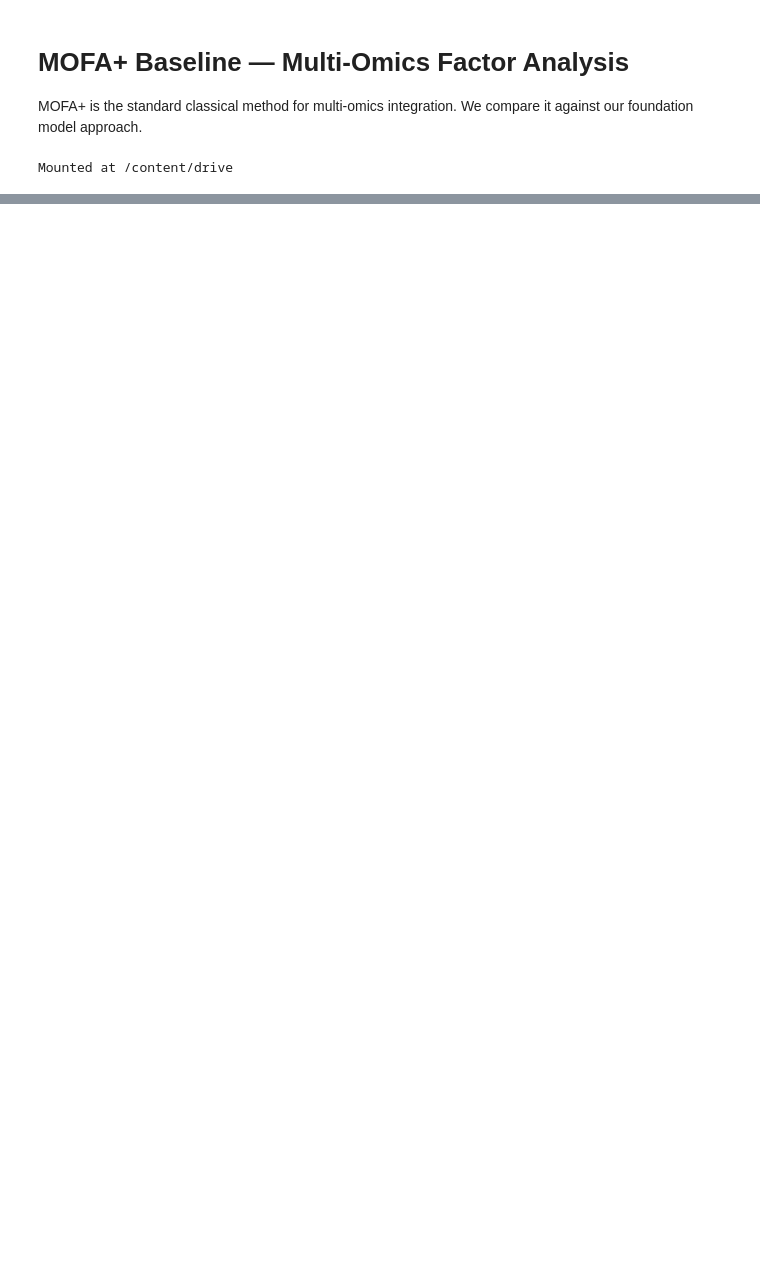
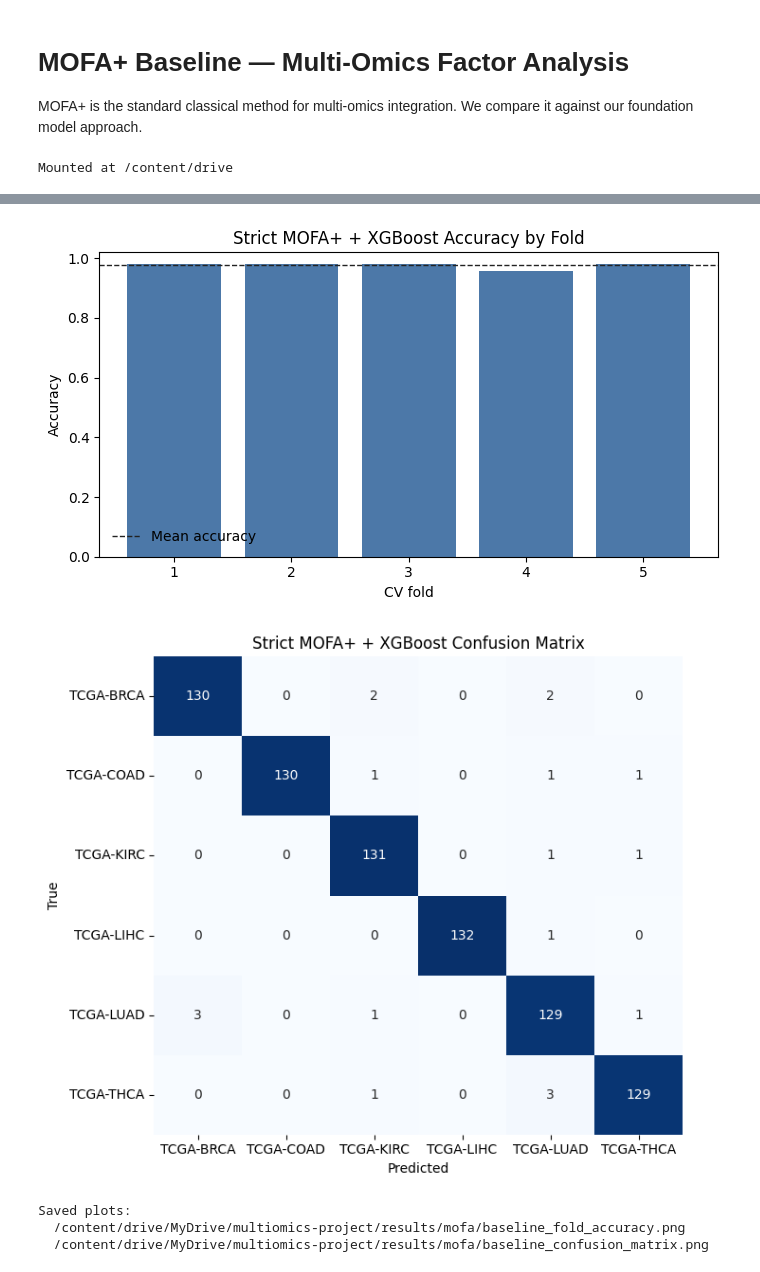
Before and after one commit to milagjurovska/multi-omics-cancer-classification, a Jupyter notebook: notebooks/mofa_baseline_colab.ipynb, the cells around one changed output, grey strips where cells are left out. Saved outputs shown, nothing was run; the diff lists cells and outputs as text; code cells hidden in the pictures; blank space fills up the shorter version.

Commit message:
mofa update

```diff
--- a/notebooks/mofa_baseline_colab.ipynb
+++ b/notebooks/mofa_baseline_colab.ipynb
@@ -13,16 +13,14 @@ Mounted at /content/drive
 # %%
 from pathlib import Path
 
-# Data is in the copied/shortcut folder
 INPUT_ROOT = Path("/content/drive/MyDrive/multiomics-project")
-
-# MOFA results should be written to the shared results folder
 OUTPUT_ROOT = Path("/content/drive/MyDrive/multiomics-project")
 
+RAW_DIR = INPUT_ROOT / "data/raw"
 METH_H5AD = INPUT_ROOT / "data/processed/tcga_methylation.h5ad"
-RNA_H5AD  = INPUT_ROOT / "data/processed/tcga_rna_seq.h5ad"
+RNA_H5AD = INPUT_ROOT / "data/processed/tcga_rna_seq.h5ad"
+PROBE_LIST = INPUT_ROOT / "data/processed/probe_ids_type3.csv"
 
-# Try possible manifest locations
 MANIFEST_CANDIDATES = [
     INPUT_ROOT / "manifests/matched_samples.csv",
     INPUT_ROOT / "data/manifests/matched_samples.csv",
@@ -37,7 +35,6 @@ for p in MANIFEST_CANDIDATES:
         MANIFEST = p
         break
 
-# If not found in the common places, search both project folders
 if MANIFEST is None:
     for root in [INPUT_ROOT, OUTPUT_ROOT]:
         matches = list(root.rglob("matched_samples.csv"))
@@ -55,11 +52,15 @@ OUTPUT_DIR = OUTPUT_ROOT / "results/mofa"
 OUTPUT_DIR.mkdir(parents=True, exist_ok=True)
 
 N_FACTORS = 30
-N_HVG     = 2000
-N_HVM     = 5000
+N_HVG = 2000
+N_HVM = 5000
+N_SPLITS = 5
+RANDOM_STATE = 42
 
 print("Methylation h5ad:", METH_H5AD.exists(), METH_H5AD)
 print("RNA h5ad        :", RNA_H5AD.exists(), RNA_H5AD)
+print("Raw data dir    :", RAW_DIR.exists(), RAW_DIR)
+print("Probe list      :", PROBE_LIST.exists(), PROBE_LIST)
 print("Manifest        :", MANIFEST.exists(), MANIFEST)
 print("Output dir      :", OUTPUT_DIR.exists(), OUTPUT_DIR)
 # %% [output]
@@ -432,0 +613,36 @@ Done! Compare this UMAP to Geneformer/MethylGPT — foundation models should be
+# %%
+# Visual QC for the strict baseline metrics
+import matplotlib.pyplot as plt
+import seaborn as sns
+
+fig, ax = plt.subplots(figsize=(7, 4))
+plot_df = fold_metrics.copy()
+ax.bar(plot_df["fold"].astype(str), plot_df["accuracy"], color="#4C78A8")
+ax.axhline(plot_df["accuracy"].mean(), color="#222222", linestyle="--", linewidth=1, label="Mean accuracy")
+ax.set_ylim(0, 1.02)
+ax.set_xlabel("CV fold")
+ax.set_ylabel("Accuracy")
+ax.set_title("Strict MOFA+ + XGBoost Accuracy by Fold")
+ax.legend(frameon=False)
+plt.tight_layout()
+plt.savefig(OUTPUT_DIR / "baseline_fold_accuracy.png", dpi=150, bbox_inches="tight")
+plt.show()
+
+fig, ax = plt.subplots(figsize=(7, 6))
+sns.heatmap(confusion_df, annot=True, fmt="d", cmap="Blues", cbar=False, ax=ax)
+ax.set_xlabel("Predicted")
+ax.set_ylabel("True")
+ax.set_title("Strict MOFA+ + XGBoost Confusion Matrix")
+plt.tight_layout()
+plt.savefig(OUTPUT_DIR / "baseline_confusion_matrix.png", dpi=150, bbox_inches="tight")
+plt.show()
+
+print("Saved plots:")
+print(" ", OUTPUT_DIR / "baseline_fold_accuracy.png")
+print(" ", OUTPUT_DIR / "baseline_confusion_matrix.png")
+# %% [output]
+[figure, added]
+[figure, added]
+Saved plots:
+  /content/drive/MyDrive/multiomics-project/results/mofa/baseline_fold_accuracy.png
+  /content/drive/MyDrive/multiomics-project/results/mofa/baseline_confusion_matrix.png
```
Also changed, not shown: parts of 8 cells of this notebook, 15 other files.
